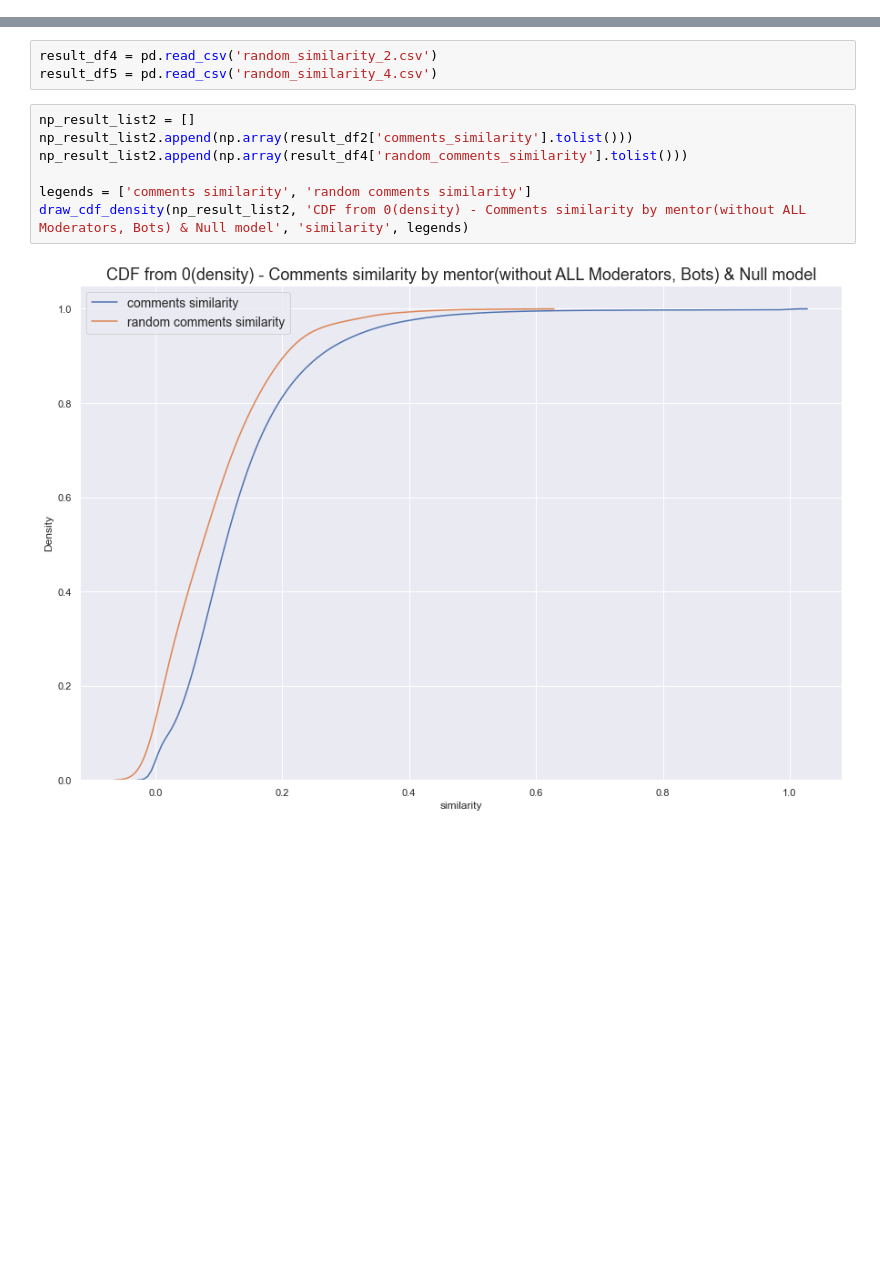
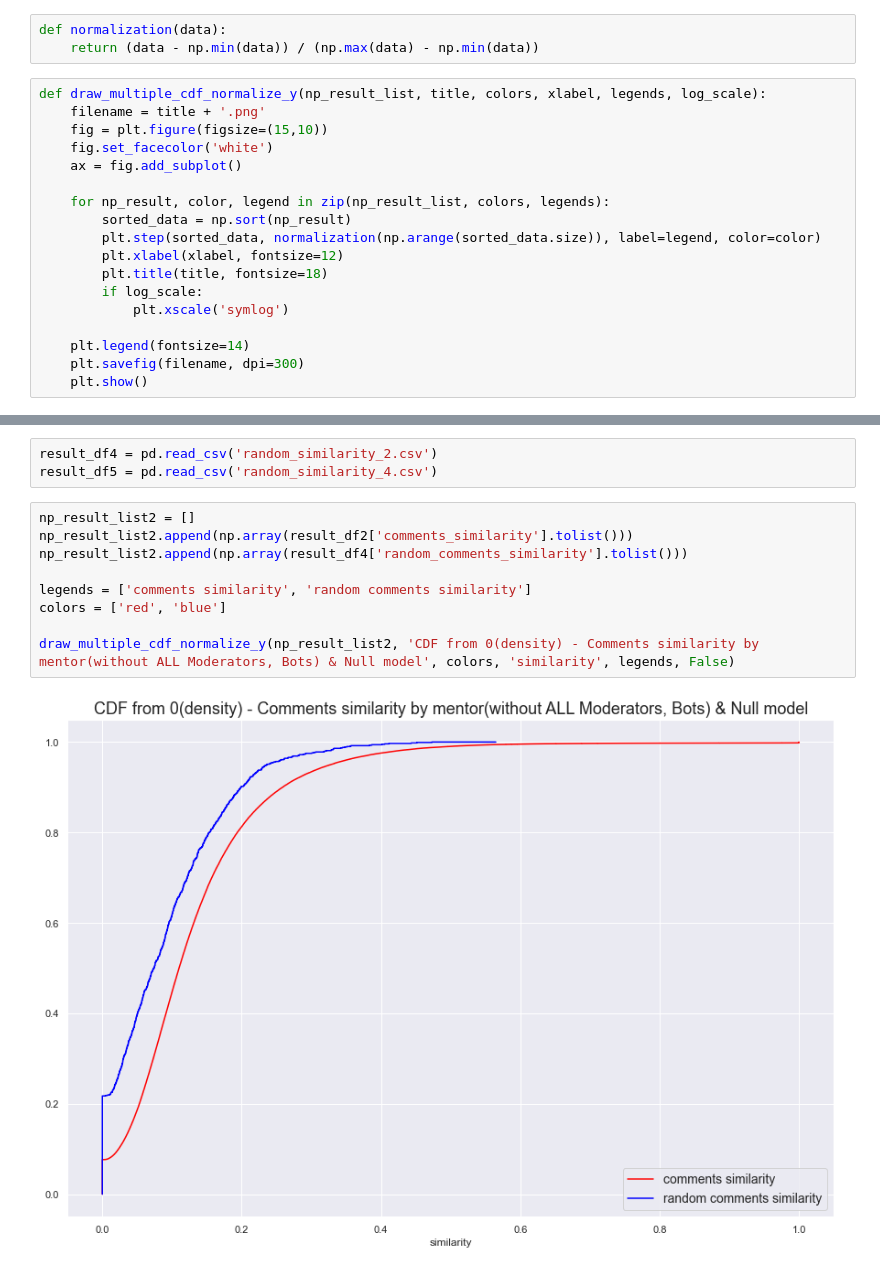
Before and after one commit to tr0up2r/plotting-and-graph-analysis, a Jupyter notebook: cdf_from_zero.ipynb, the cells around one changed output, grey strips where cells are left out. Cells and saved outputs as stored; diff of their text form; blank space fills up the shorter version.

Commit message:
density cdf 코드 수정, 쓰지 않는 function 모아두는 trash.ipynb 추가.

```diff
--- a/cdf_from_zero.ipynb
+++ b/cdf_from_zero.ipynb
@@ -74,3 +11,24 @@ def draw_cdf_density(np_result_list, title, xlabel, legends, log_scale):
+# %%
+def normalization(data):
+    return (data - np.min(data)) / (np.max(data) - np.min(data))
+# %%
+def draw_multiple_cdf_normalize_y(np_result_list, title, colors, xlabel, legends, log_scale):
+    filename = title + '.png'
+    fig = plt.figure(figsize=(15,10))
+    fig.set_facecolor('white')
+    ax = fig.add_subplot()
+
+    for np_result, color, legend in zip(np_result_list, colors, legends):
+        sorted_data = np.sort(np_result)
+        plt.step(sorted_data, normalization(np.arange(sorted_data.size)), label=legend, color=color)
+        plt.xlabel(xlabel, fontsize=12)
+        plt.title(title, fontsize=18)
+        if log_scale:
+            plt.xscale('symlog')
+
+    plt.legend(fontsize=14)
+    plt.savefig(filename, dpi=300)
+    plt.show()
 # %%
 sql = 'select * from mentor;'
 result_df = cn.select_query_result_to_df(sql)
@@ -283,11 +163,13 @@ result_df5 = pd.read_csv('random_similarity_4.csv')
 # %%
 np_result_list2 = []
 np_result_list2.append(np.array(result_df2['comments_similarity'].tolist()))
 np_result_list2.append(np.array(result_df4['random_comments_similarity'].tolist()))
 
 legends = ['comments similarity', 'random comments similarity']
-draw_cdf_density(np_result_list2, 'CDF from 0(density) - Comments similarity by mentor(without ALL Moderators, Bots) & Null model', 'similarity', legends)
+colors = ['red', 'blue']
+
+draw_multiple_cdf_normalize_y(np_result_list2, 'CDF from 0(density) - Comments similarity by mentor(without ALL Moderators, Bots) & Null model', colors, 'similarity', legends, False)
 # %% [output]
-[figure, old version]
+[figure, new version]
 # %%
 np_result_list2.append(np.array(result_df5['random_comments_similarity'].tolist()))
```
Also changed, not shown: parts of 22 cells of this notebook.
